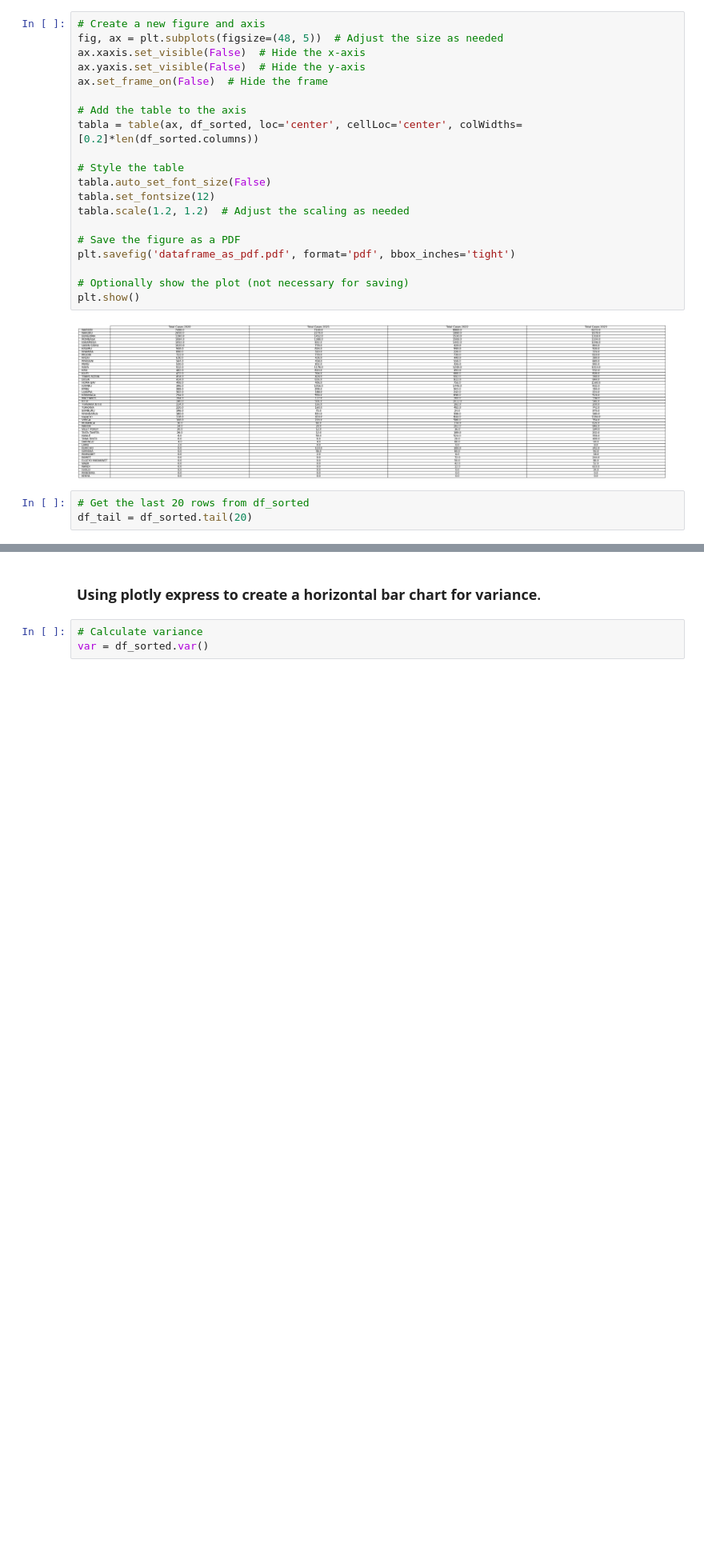
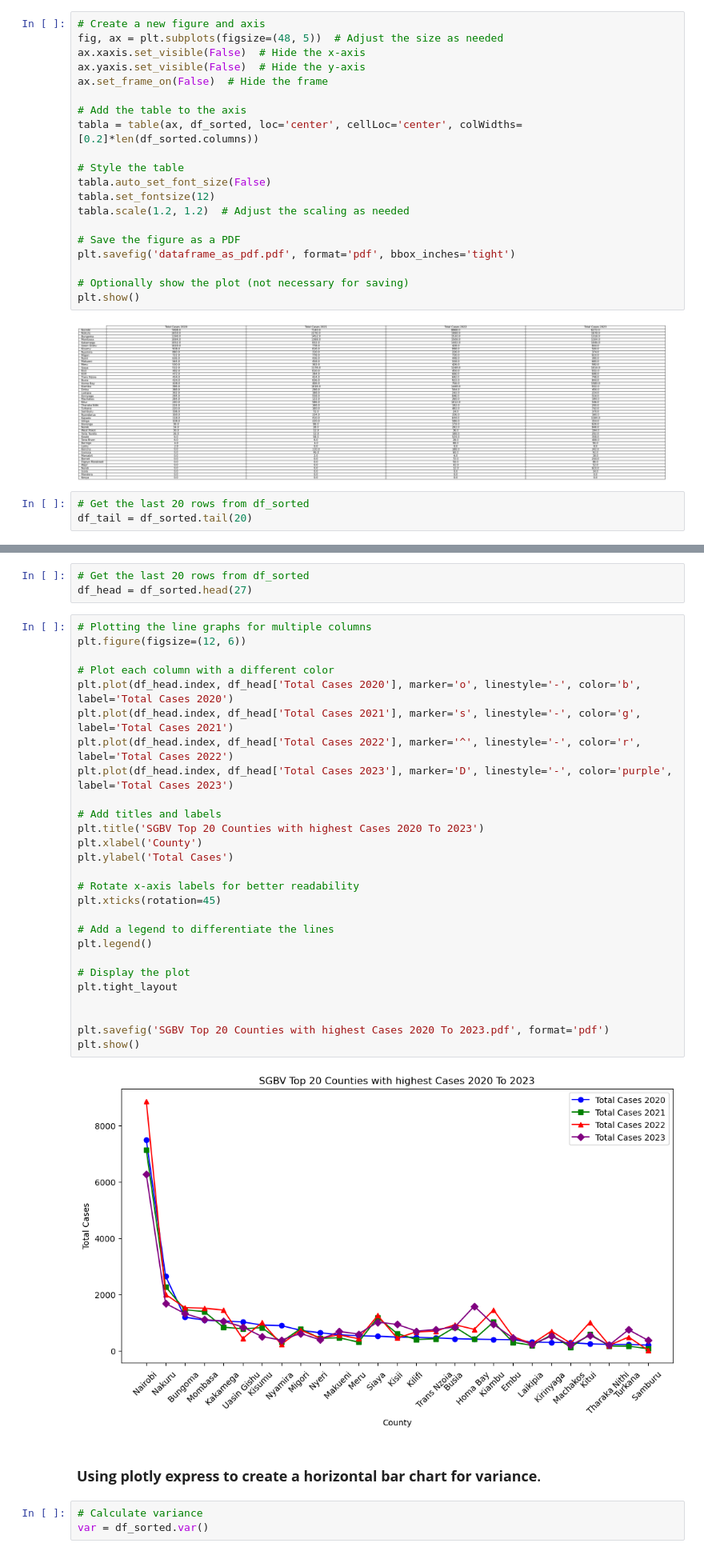
Before and after one commit to IruraMwongera/irurajackblogs, a Jupyter notebook: sgbv_cases_in_kenya_2020_2023.ipynb, the cells around one changed output, grey strips where cells are left out. Shown at 80% size. Saved outputs shown, nothing was run; the diff lists cells and outputs as text; blank space fills up the shorter version.

```diff
--- a/sgbv_cases_in_kenya_2020_2023.ipynb
+++ b/sgbv_cases_in_kenya_2020_2023.ipynb
@@ -267,3 +247,35 @@ plt.show()
+# %%
+# Get the last 20 rows from df_sorted
+df_head = df_sorted.head(27)
+# %%
+# Plotting the line graphs for multiple columns
+plt.figure(figsize=(12, 6))
+
+# Plot each column with a different color
+plt.plot(df_head.index, df_head['Total Cases 2020'], marker='o', linestyle='-', color='b', label='Total Cases 2020')
+plt.plot(df_head.index, df_head['Total Cases 2021'], marker='s', linestyle='-', color='g', label='Total Cases 2021')
+plt.plot(df_head.index, df_head['Total Cases 2022'], marker='^', linestyle='-', color='r', label='Total Cases 2022')
+plt.plot(df_head.index, df_head['Total Cases 2023'], marker='D', linestyle='-', color='purple', label='Total Cases 2023')
+
+# Add titles and labels
+plt.title('SGBV Top 20 Counties with highest Cases 2020 To 2023')
+plt.xlabel('County')
+plt.ylabel('Total Cases')
+
+# Rotate x-axis labels for better readability
+plt.xticks(rotation=45)
+
+# Add a legend to differentiate the lines
+plt.legend()
+
+# Display the plot
+plt.tight_layout
+
+
+plt.savefig('SGBV Top 20 Counties with highest Cases 2020 To 2023.pdf', format='pdf')
+plt.show()
+# %% [output]
+[figure, added]
 # %% [markdown]
 ### __Using plotly express to create a horizontal bar chart for variance__.
 # %%
```
Also changed, not shown: parts of 11 cells of this notebook.
